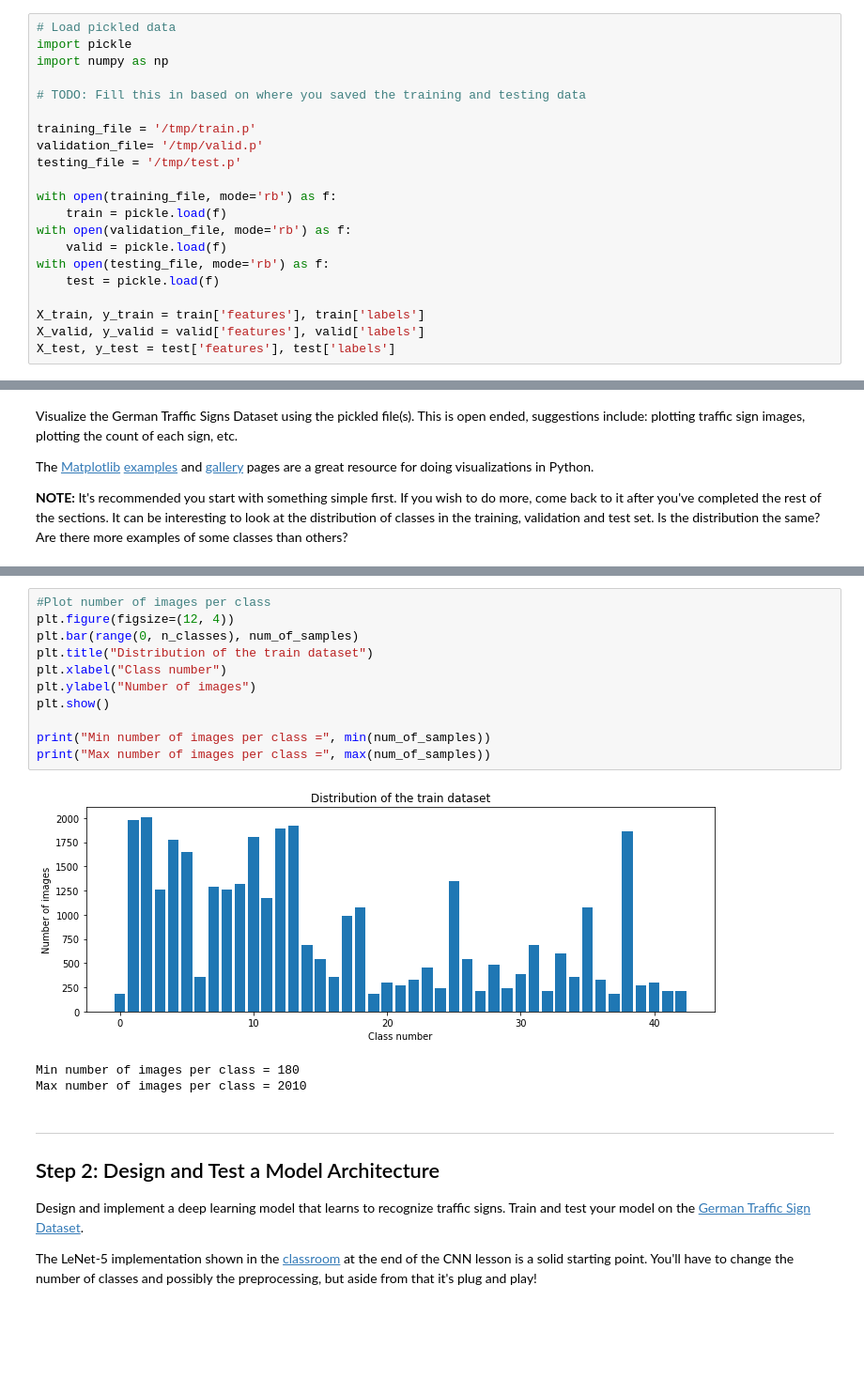
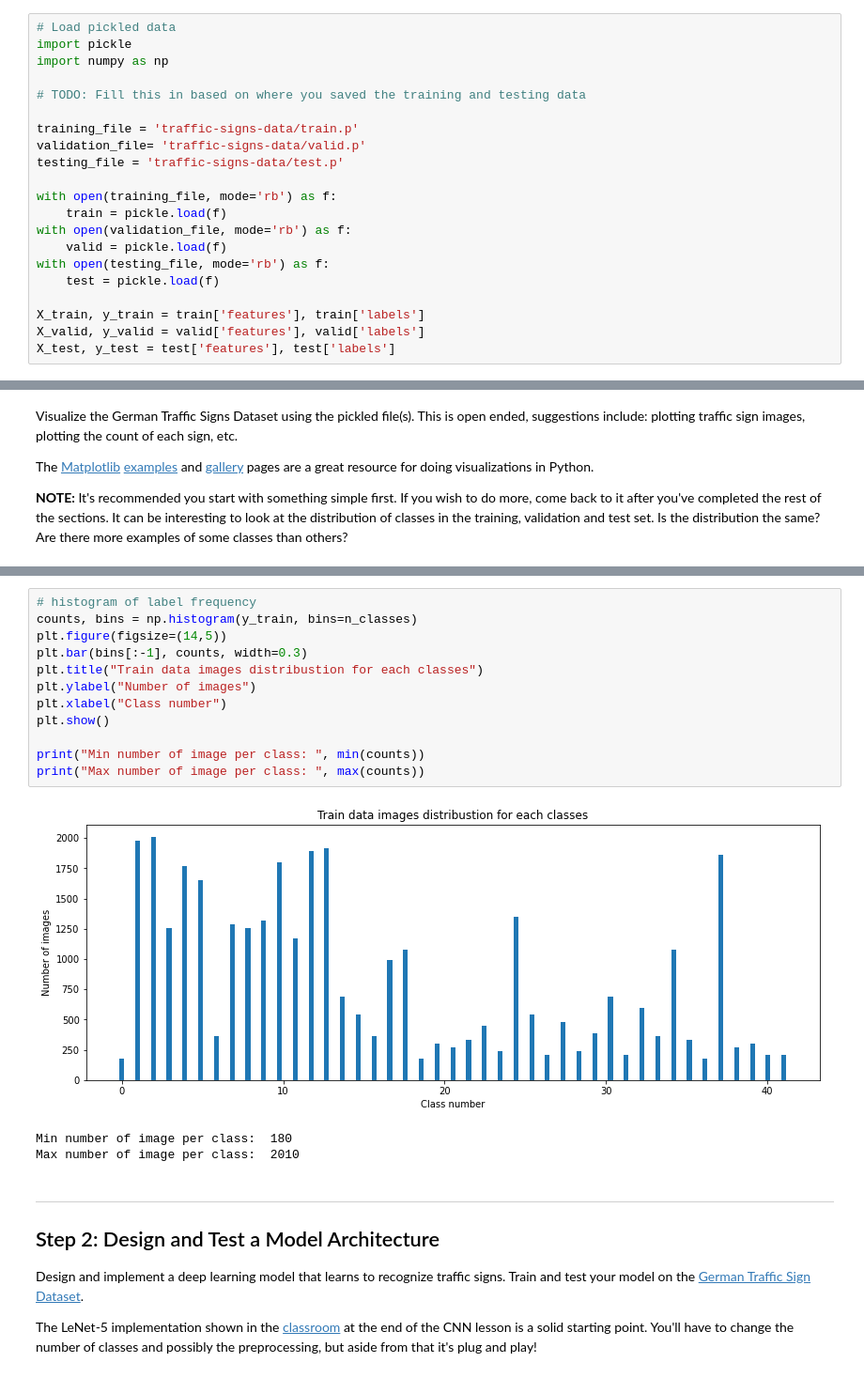
Before and after one commit to snandasena/traffic-sign-classifier, a Jupyter notebook: Traffic_Sign_Classifier.ipynb, the cells around one changed output, grey strips where cells are left out. Shown: that part at 94% size. Saved outputs shown, nothing was run; the diff lists cells and outputs as text; blank space fills up the shorter version.

Commit message:
Added a bar char for train data distribution

```diff
--- a/Traffic_Sign_Classifier.ipynb
+++ b/Traffic_Sign_Classifier.ipynb
@@ -48,9 +32,9 @@ import numpy as np
 
 # TODO: Fill this in based on where you saved the training and testing data
 
-training_file = '/tmp/train.p'
-validation_file= '/tmp/valid.p'
-testing_file = '/tmp/test.p'
+training_file = 'traffic-signs-data/train.p'
+validation_file= 'traffic-signs-data/valid.p'
+testing_file = 'traffic-signs-data/test.p'
 
 with open(training_file, mode='rb') as f:
     train = pickle.load(f)
@@ -141,18 +128,19 @@ plt.show()
 # %%
-#Plot number of images per class
-plt.figure(figsize=(12, 4))
-plt.bar(range(0, n_classes), num_of_samples)
-plt.title("Distribution of the train dataset")
+# histogram of label frequency
+counts, bins = np.histogram(y_train, bins=n_classes)
+plt.figure(figsize=(14,5))
+plt.bar(bins[:-1], counts, width=0.3)
+plt.title("Train data images distribustion for each classes")
+plt.ylabel("Number of images")
 plt.xlabel("Class number")
-plt.ylabel("Number of images")
 plt.show()
 
-print("Min number of images per class =", min(num_of_samples))
-print("Max number of images per class =", max(num_of_samples))
+print("Min number of image per class: ", min(counts))
+print("Max number of image per class: ", max(counts))
 # %% [output]
-[figure, old version]
+[figure, new version]
-Min number of images per class = 180
-Max number of images per class = 2010
+Min number of image per class:  180
+Max number of image per class:  2010
 # %% [markdown]
 ----
 
```
Also changed, not shown: parts of 16 cells of this notebook.
